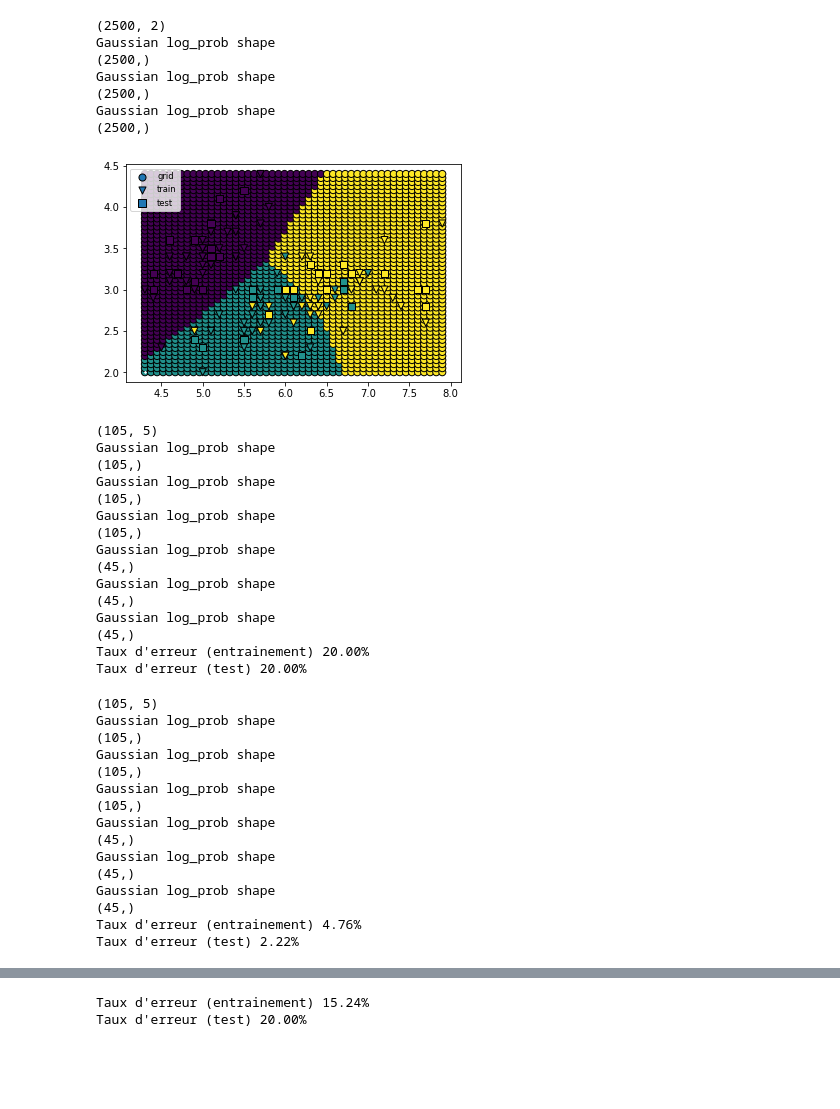
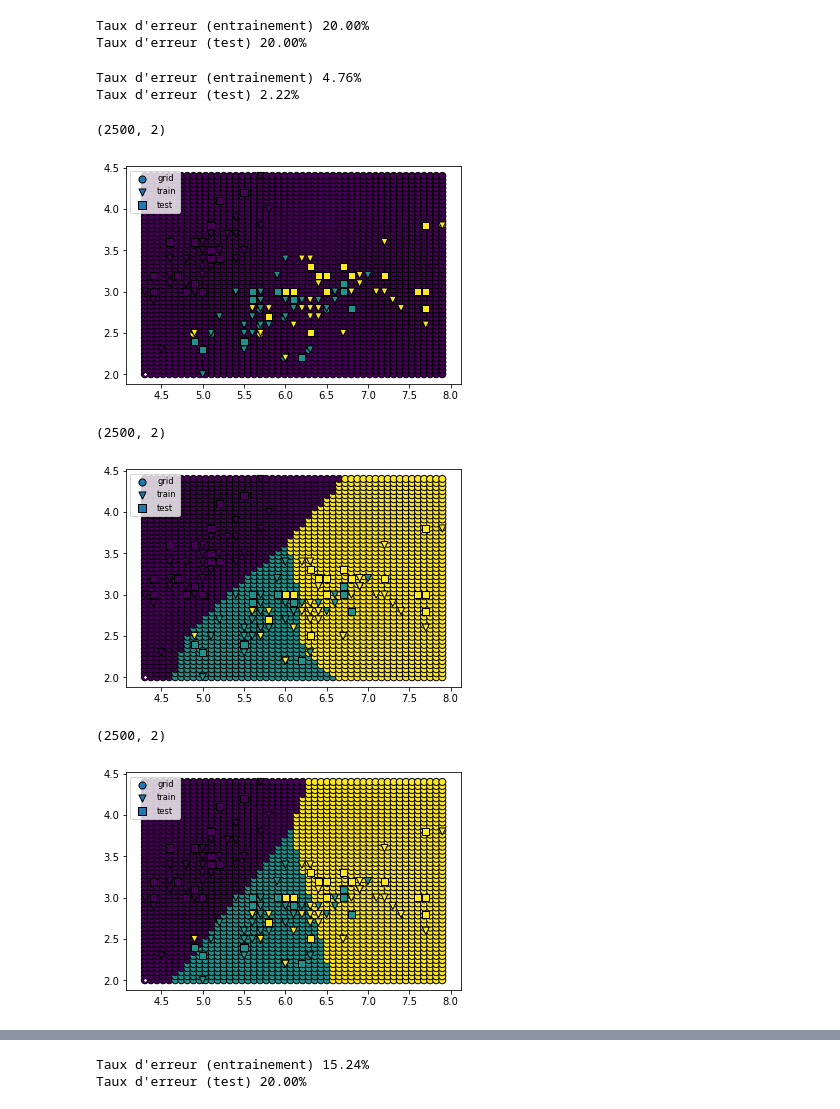
Before and after one commit to KyleGoyette/MachineLearningDevoir1, a Jupyter notebook: Question 3.ipynb, the cells around one changed output, grey strips where cells are left out. Saved outputs shown, nothing was run; the diff lists cells and outputs as text; code cells hidden in the pictures; blank space fills up the shorter version.

```diff
--- a/Question 3.ipynb
+++ b/Question 3.ipynb
@@ -317,17 +293,5 @@ Populating the interactive namespace from numpy and matplotlib
-# %%
-gridplot(bayesgauss2d, iris_train[:, input_dims + [-1]], iris_test[:, input_dims + [-1]], n_points=50)
-# %% [output]
-(2500, 2)
-Gaussian log_prob shape
-(2500,)
-Gaussian log_prob shape
-(2500,)
-Gaussian log_prob shape
-(2500,)
-[figure, removed]
 # %%
-#Error Rates
-print iris_train.shape
+#4.2.c Error Rates - 2D
 log_prob_train=bayesgauss2d.compute_predictions(iris_train[:, input_dims[:2]])
 log_prob_test=bayesgauss2d.compute_predictions(iris_test[:, input_dims[:2]])
 
@@ -337,18 +301,5 @@ classesPred_test = log_prob_test.argmax(1)+1
 print "Taux d'erreur (entrainement) %.2f%%" % ((1-(classesPred_train==iris_train[:,-1]).mean())*100.0)
 print "Taux d'erreur (test) %.2f%%" % ((1-(classesPred_test==iris_test[:,-1]).mean())*100.0)
 # %% [output]
-(105, 5)
-Gaussian log_prob shape
-(105,)
-Gaussian log_prob shape
-(105,)
-Gaussian log_prob shape
-(105,)
-Gaussian log_prob shape
-(45,)
-Gaussian log_prob shape
-(45,)
-Gaussian log_prob shape
-(45,)
 Taux d'erreur (entrainement) 20.00%
 Taux d'erreur (test) 20.00%
@@ -357,5 +306,6 @@ bayesgauss4d  = classif_bayes([gauss4d_class1,gauss4d_class2,gauss4d_class3],[0.
 # %%
-print iris_train.shape
+#4.2.d Error Rates - 4D
+bayesgauss4d  = classif_bayes([gauss4d_class1,gauss4d_class2,gauss4d_class3],[0.333,0.333,0.333])
 log_prob_train=bayesgauss4d.compute_predictions(iris_train[:, input_dims[:4]])
 log_prob_test=bayesgauss4d.compute_predictions(iris_test[:, input_dims[:4]])
 
@@ -365,19 +315,6 @@ classesPred_test = log_prob_test.argmax(1)+1
 print "Taux d'erreur (entrainement) %.2f%%" % ((1-(classesPred_train==iris_train[:,-1]).mean())*100.0)
 print "Taux d'erreur (test) %.2f%%" % ((1-(classesPred_test==iris_test[:,-1]).mean())*100.0)
 # %% [output]
-(105, 5)
-Gaussian log_prob shape
-(105,)
-Gaussian log_prob shape
-(105,)
-Gaussian log_prob shape
-(105,)
-Gaussian log_prob shape
-(45,)
-Gaussian log_prob shape
-(45,)
-Gaussian log_prob shape
-(45,)
 Taux d'erreur (entrainement) 4.76%
 Taux d'erreur (test) 2.22%
 # %%
@@ -408,15 +346,23 @@ class classif_bayes_parzen:
 
         return prob
 # %%
-h=.5
-parzen_estimator2d_class1 = parzen_estimator(2,h)
-parzen_estimator2d_class2 = parzen_estimator(2,h)
-parzen_estimator2d_class3 = parzen_estimator(2,h)
+#4.3.b
+sigmas=[0.002,.3,20]
+for i in range(len(sigmas)):
+    parzen_estimator2d_class1 = parzen_estimator(2,sigmas[i])
+    parzen_estimator2d_class2 = parzen_estimator(2,sigmas[i])
+    parzen_estimator2d_class3 = parzen_estimator(2,sigmas[i])
 
-parzen_estimator2d_class1.train(class1_train[:,input_dims[:2]])
-parzen_estimator2d_class2.train(class2_train[:,input_dims[:2]])
-parzen_estimator2d_class3.train(class3_train[:,input_dims[:2]])
+    parzen_estimator2d_class1.train(class1_train[:,input_dims[:2]])
+    parzen_estimator2d_class2.train(class2_train[:,input_dims[:2]])
+    parzen_estimator2d_class3.train(class3_train[:,input_dims[:2]])
 
-
-
-bayesparzen2d = classif_bayes_parzen([parzen_estimator2d_class1, parzen_estimator2d_class2, parzen_estimator2d_class3], [0.333,0.333,0.333])
+    bayesparzen2d = classif_bayes_parzen([parzen_estimator2d_class1, parzen_estimator2d_class2, parzen_estimator2d_class3], [0.333,0.333,0.333])
+    gridplot(bayesparzen2d, iris_train[:, input_dims + [-1]], iris_test[:, input_dims + [-1]], n_points=50, classifier_type='window')
+# %% [output]
+(2500, 2)
+[figure, added]
+(2500, 2)
+[figure, added]
+(2500, 2)
+[figure, added]
```
Also changed, not shown: parts of 19 cells of this notebook.
